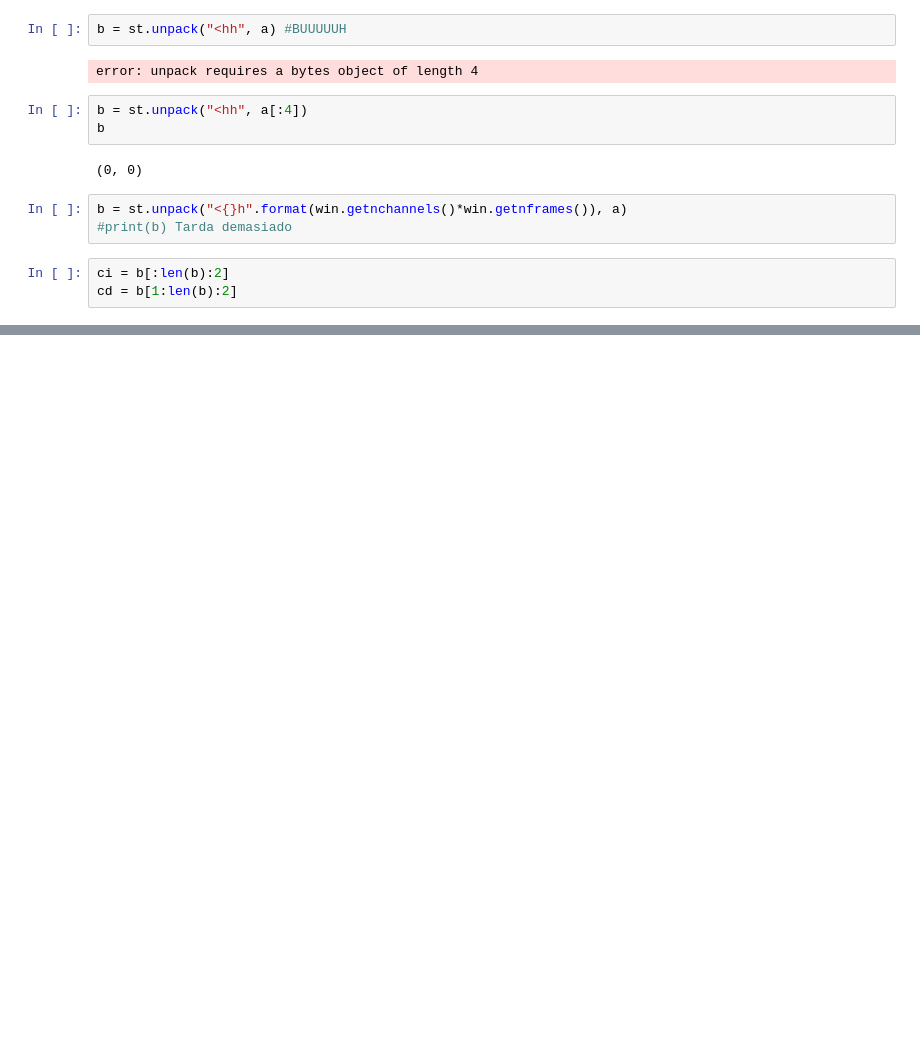
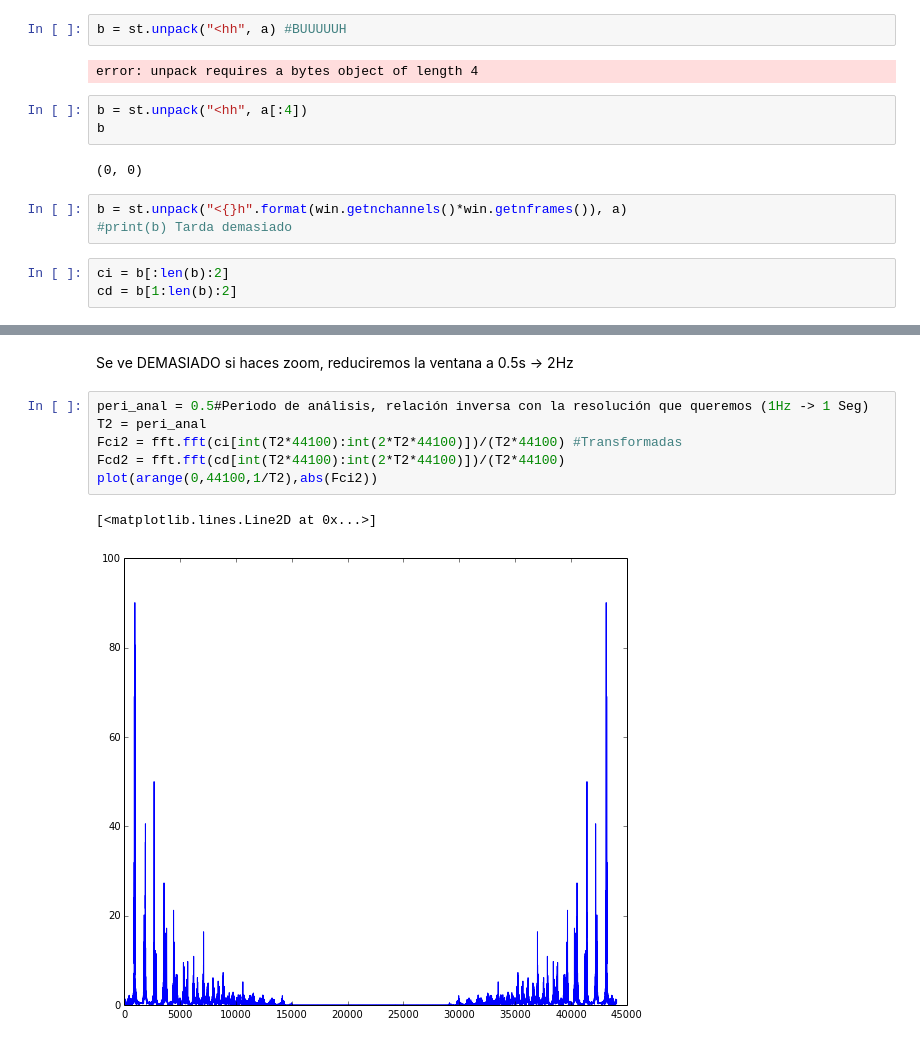
Before and after one commit to RoberTnf/Se-ales, a Jupyter notebook: Pantoja.ipynb, the cells around one changed output, grey strips where cells are left out. Cells and saved outputs as stored; diff of their text form; blank space fills up the shorter version.

```diff
--- a/Pantoja.ipynb
+++ b/Pantoja.ipynb
@@ -81,0 +94,11 @@ xlabel("Tiempo (S)")
+# %% [markdown]
+Se ve DEMASIADO si haces zoom, reduciremos la ventana a 0.5s -> 2Hz
+# %%
+peri_anal = 0.5#Periodo de análisis, relación inversa con la resolución que queremos (1Hz -> 1 Seg)
+T2 = peri_anal
+Fci2 = fft.fft(ci[int(T2*44100):int(2*T2*44100)])/(T2*44100) #Transformadas
+Fcd2 = fft.fft(cd[int(T2*44100):int(2*T2*44100)])/(T2*44100)
+plot(arange(0,44100,1/T2),abs(Fci2))
+# %% [output]
+[<matplotlib.lines.Line2D at 0x...>]
+[figure, added]
```
Also changed, not shown: parts of 7 cells of this notebook.
